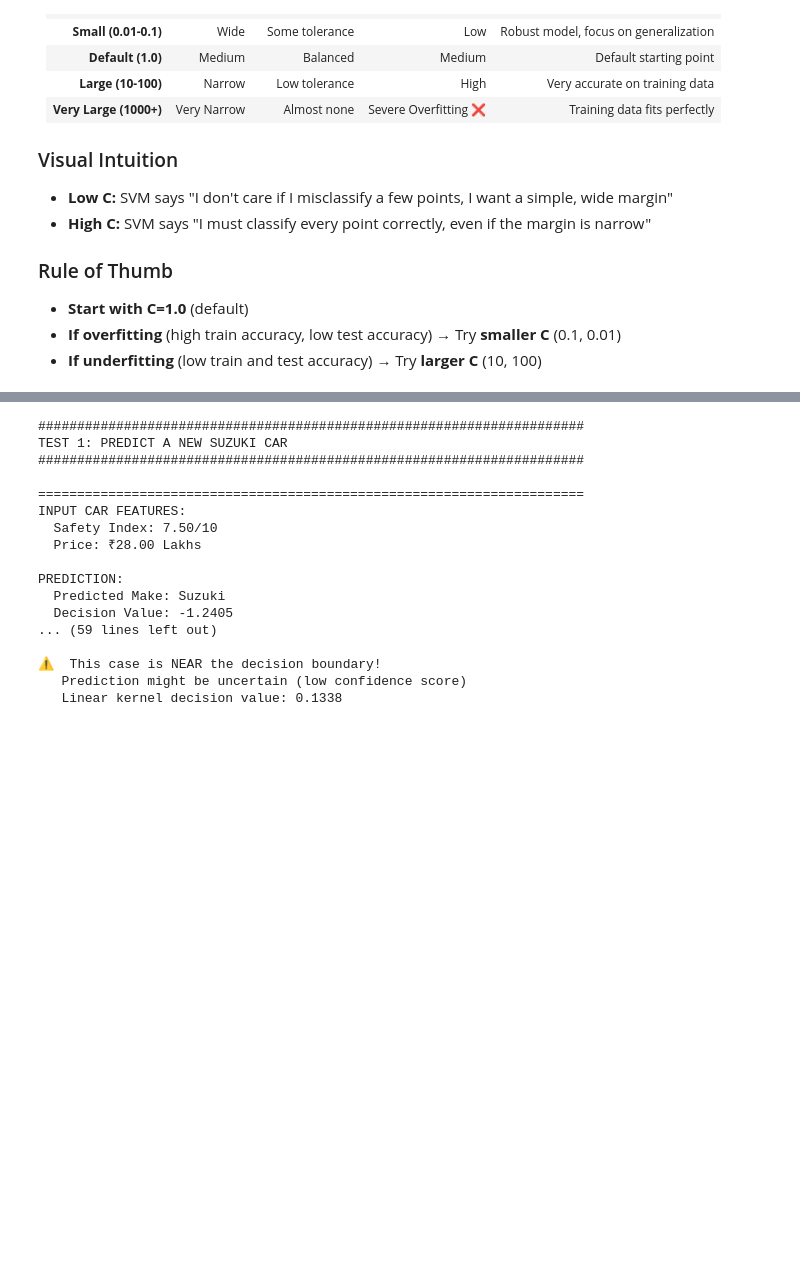
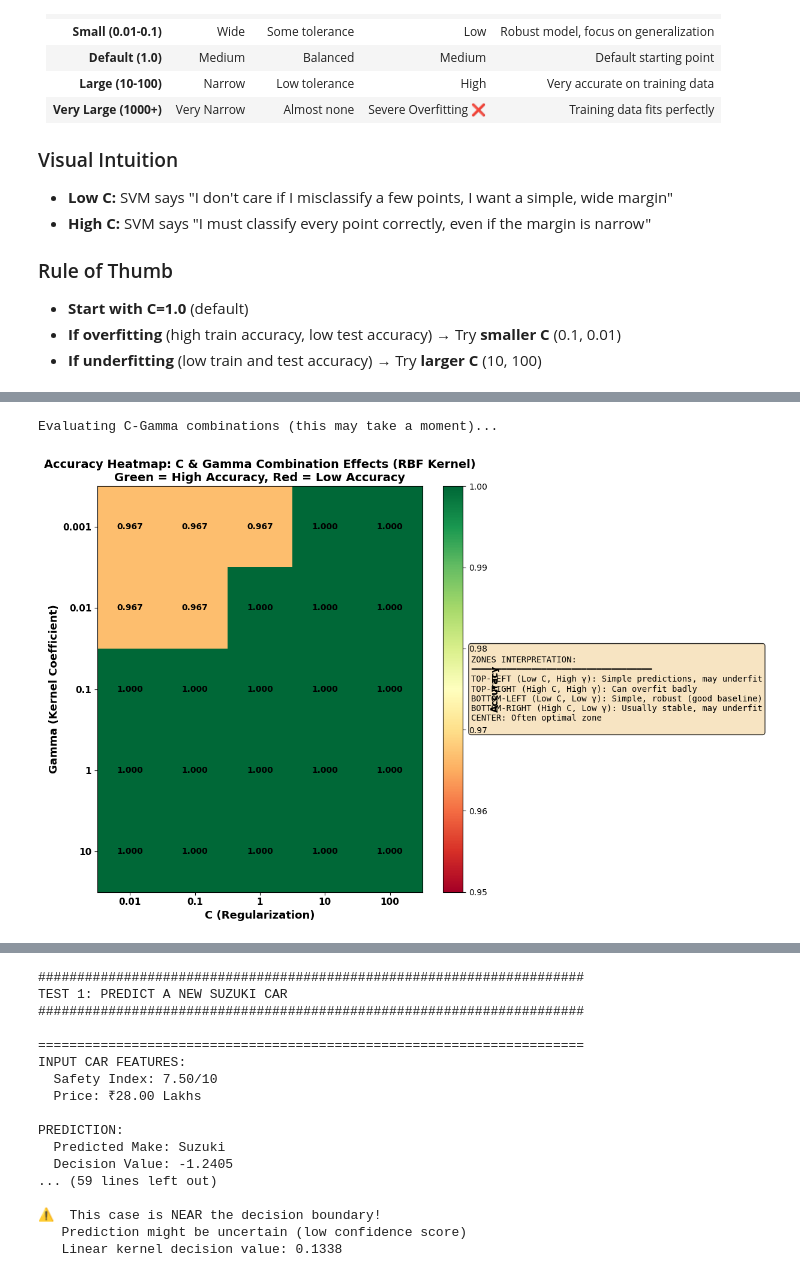
Before and after one commit to murali-marimekala/pg-genai-ml-priv, a Jupyter notebook: MyLearning/wk5_Day2-MMK-4_SVM.ipynb, the cells around one changed output, grey strips where cells are left out. Saved outputs shown, nothing was run; the diff lists cells and outputs as text; code cells hidden in the pictures; blank space fills up the shorter version.

```diff
--- a/MyLearning/wk5_Day2-MMK-4_SVM.ipynb
+++ b/MyLearning/wk5_Day2-MMK-4_SVM.ipynb
@@ -962,0 +1279,68 @@ Where:
+# %%
+# Create a heatmap showing C-Gamma interaction
+c_range = [0.01, 0.1, 1, 10, 100]
+gamma_range = [0.001, 0.01, 0.1, 1, 10]
+
+results = np.zeros((len(gamma_range), len(c_range)))
+
+print("Evaluating C-Gamma combinations (this may take a moment)...")
+for i, gamma in enumerate(gamma_range):
+    for j, c in enumerate(c_range):
+        svm_test = SVC(kernel='rbf', C=c, gamma=gamma, random_state=42)
+        svm_test.fit(X_cars_scaled, y_cars)
+        results[i, j] = svm_test.score(X_cars_scaled, y_cars)
+
+# Create heatmap
+fig, ax = plt.subplots(figsize=(12, 8))
+
+im = ax.imshow(results, cmap='RdYlGn', aspect='auto', vmin=0.95, vmax=1.0)
+
+# Set ticks and labels
+ax.set_xticks(np.arange(len(c_range)))
+ax.set_yticks(np.arange(len(gamma_range)))
+ax.set_xticklabels([f'{c}' for c in c_range], fontsize=11, fontweight='bold')
+ax.set_yticklabels([f'{g}' for g in gamma_range], fontsize=11, fontweight='bold')
+
+# Labels
+ax.set_xlabel('C (Regularization)', fontsize=13, fontweight='bold')
+ax.set_ylabel('Gamma (Kernel Coefficient)', fontsize=13, fontweight='bold')
+ax.set_title('Accuracy Heatmap: C & Gamma Combination Effects (RBF Kernel)\nGreen = High Accuracy, Red = Low Accuracy',
+            fontsize=14, fontweight='bold')
+
+# Add text annotations
+for i in range(len(gamma_range)):
+    for j in range(len(c_range)):
+        text = ax.text(j, i, f'{results[i, j]:.3f}',
+                      ha="center", va="center", color="black", fontweight='bold', fontsize=10)
+
+# Add colorbar
+cbar = plt.colorbar(im, ax=ax)
+cbar.set_label('Accuracy', fontsize=11, fontweight='bold')
+
+# Add explanatory text
+textstr = '''
+ZONES INTERPRETATION:
+━━━━━━━━━━━━━━━━━━━━━━━━━━━━━━━━━━━━
+TOP-LEFT (Low C, High γ): Simple predictions, may underfit
+TOP-RIGHT (High C, High γ): Can overfit badly
+BOTTOM-LEFT (Low C, Low γ): Simple, robust (good baseline)
+BOTTOM-RIGHT (High C, Low γ): Usually stable, may underfit
+CENTER: Often optimal zone
+'''
+
+ax.text(1.15, 0.5, textstr, transform=ax.transAxes, fontsize=10,
+        verticalalignment='center', fontfamily='monospace',
+        bbox=dict(boxstyle='round', facecolor='wheat', alpha=0.8))
+
+plt.tight_layout()
+plt.show()
+
+print("\nAccuracy scores for different C-Gamma combinations:")
+print("="*70)
+for i, gamma in enumerate(gamma_range):
+    print(f"\nγ = {gamma}:")
+    for j, c in enumerate(c_range):
+        print(f"  C={c:>6} → Accuracy: {results[i, j]:.4f}")
+# %% [output]
+Evaluating C-Gamma combinations (this may take a moment)...
+[figure, added]
```
Also changed, not shown: parts of 26 cells of this notebook, 3 other files.
